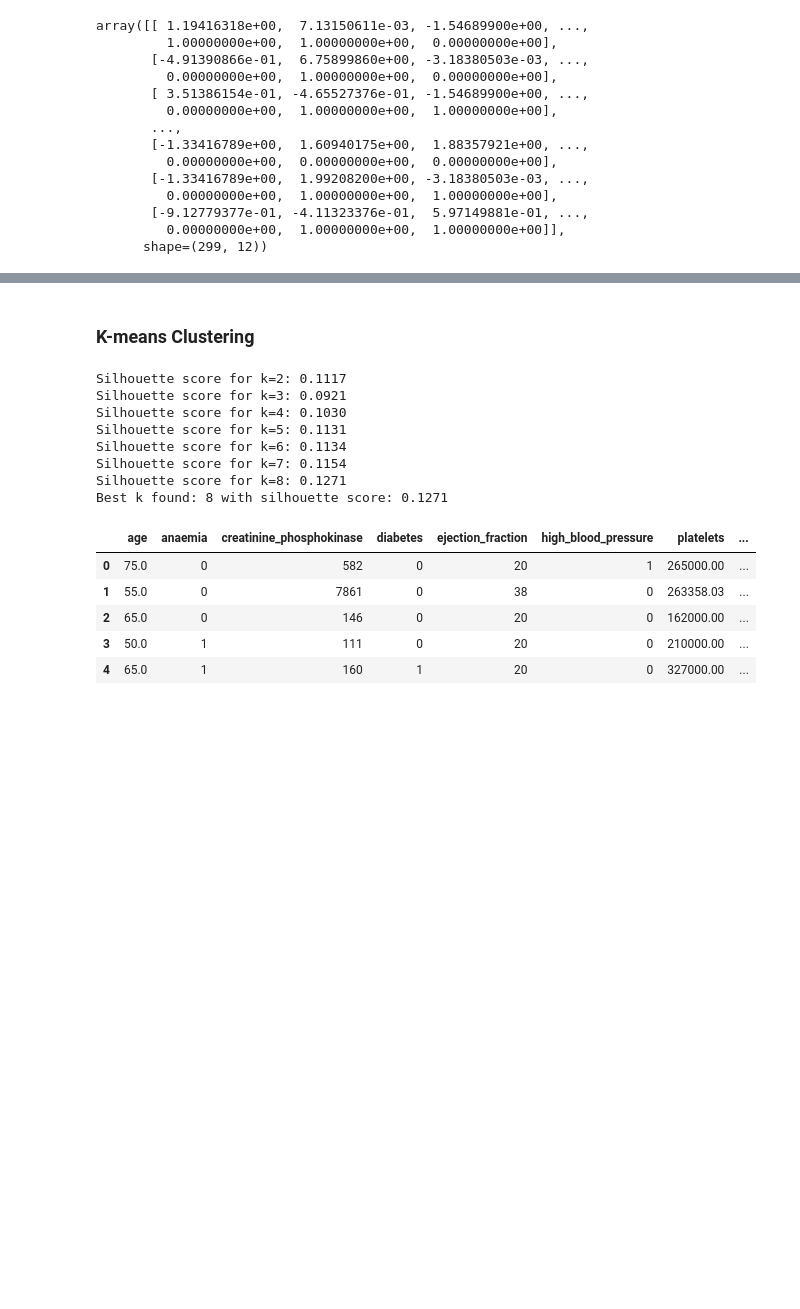
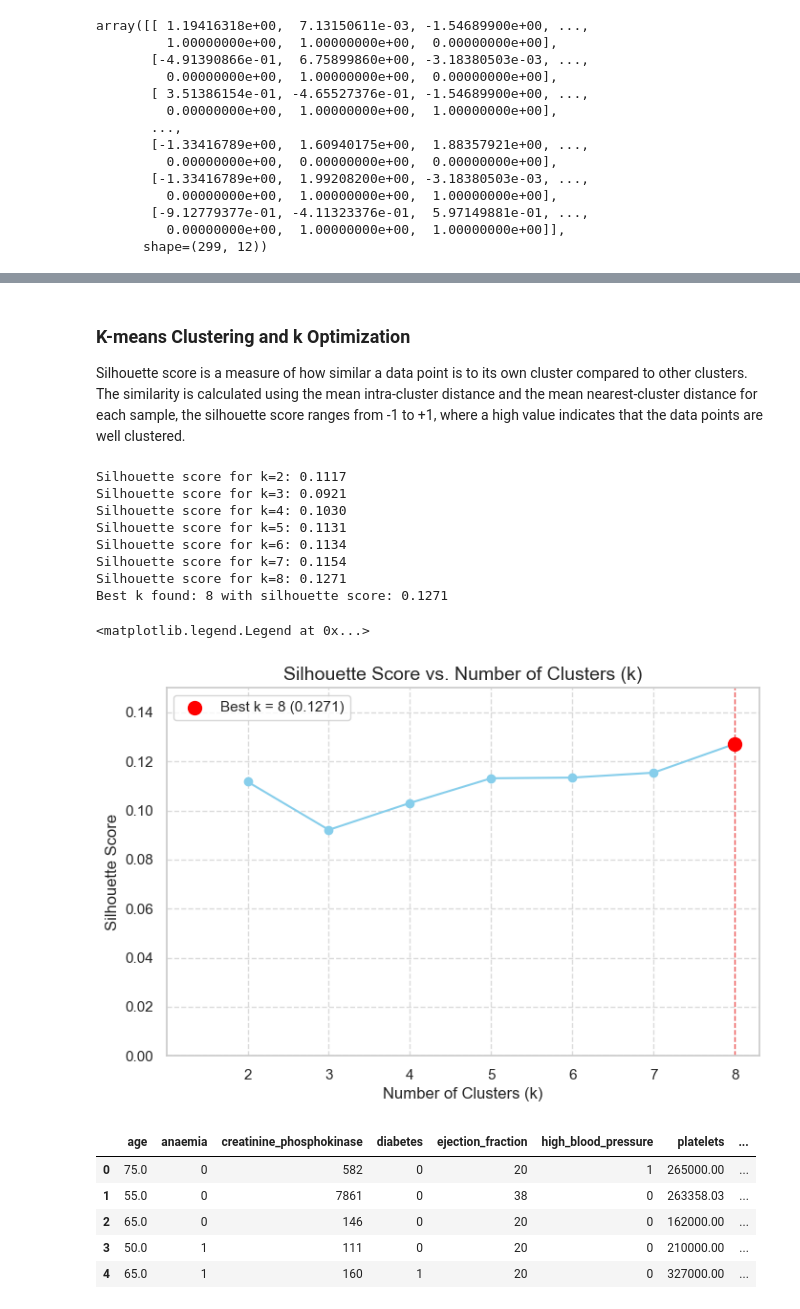
Before and after one commit to Abudo-S/HeartDiseaseClustering, a Jupyter notebook: ClusterAssignment.ipynb, the cells around one changed output, grey strips where cells are left out. Drawn from its saved outputs; the diff is of its cells as text; code cells hidden in the pictures; blank space fills up the shorter version.

Commit message:
Adjust heatmap and various titles.

```diff
--- a/ClusterAssignment.ipynb
+++ b/ClusterAssignment.ipynb
@@ -175,27 +188,29 @@ X_prep_df.head()
 | 3 | -0.912779 | -0.503470 | -1.546899 | -0.563135 | 0.529596 | 0.084117 | -1.591878 | ... |
 | 4 | 0.351386 | -0.450350 | -1.546899 | 0.687407 | 1.353334 | -4.272927 | -1.578962 | ... |
 # %% [markdown]
-### K-means Clustering
+### K-means Clustering and k Optimization
+Silhouette score is a measure of how similar a data point is to its own cluster compared to other clusters. The similarity is calculated using the mean intra-cluster distance and the mean nearest-cluster distance for each sample, the silhouette score ranges from -1 to +1, where a high value indicates that the data points are well clustered.
 # %%
+k_values = []
+scores = []
 best_k = None
 best_score = -1
 best_labels = None
 
-for k in range(2, 9):  #try with k from 3 to 4
+for k in range(2, 9):
     km = KMeans(n_clusters=k, n_init="auto", random_state=42)
     labels = km.fit_predict(X_prep_df.values)
-    #silhouette score is a measure of how similar a data point is to its own cluster compared to other clusters
-    #the similarity is calculated using the mean intra-cluster distance and the mean nearest-cluster distance for each sample
-    #the silhouette score ranges from -1 to +1, where a high value indicates that the data points are well clustered
-    score = silhouette_score(X_prep_df.values, labels) #calculate silhouette score per k clusters
+    score = silhouette_score(X_prep_df.values, labels)
     print(f"Silhouette score for k={k}: {score:.4f}")
+
+    k_values.append(k)
+    scores.append(score)
     if score > best_score:
         best_score = score
         best_k = k
         best_labels = labels
 
-print(f"Best k found: {best_k} with silhouette score: {best_score:.4f}")
-best_k = 3 #set best_k to 3 for better visualization
+#print(f"Best k found: {best_k} with silhouette score: {best_score:.4f}")
 # %% [output]
 Silhouette score for k=2: 0.1117
 Silhouette score for k=3: 0.0921
@@ -205,4 +220,24 @@ Silhouette score for k=6: 0.1134
 Silhouette score for k=7: 0.1154
 Silhouette score for k=8: 0.1271
 Best k found: 8 with silhouette score: 0.1271
+# %%
+plt.figure(figsize=(8, 5))
+plt.plot(k_values, scores, marker='o', linestyle='-', color='skyblue')
+
+plt.scatter(best_k, best_score, color='red', s=100, zorder=5, label=f'Best k = {best_k} ({best_score:.4f})')
+plt.axvline(x=best_k, color='red', linestyle='--', linewidth=1, alpha=0.6)
+
+plt.xlim(xmin=1)
+plt.ylim(ymin=0, ymax=0.15)
+
+
+plt.title('Silhouette Score vs. Number of Clusters (k)', fontsize=14)
+plt.xlabel('Number of Clusters (k)', fontsize=12)
+plt.ylabel('Silhouette Score', fontsize=12)
+plt.xticks(k_values)
+plt.grid(True, linestyle='--', alpha=0.7)
+plt.legend()
+# %% [output]
+<matplotlib.legend.Legend at 0x...>
+[figure, added]
 # %%
```
Also changed, not shown: parts of 16 cells of this notebook.
